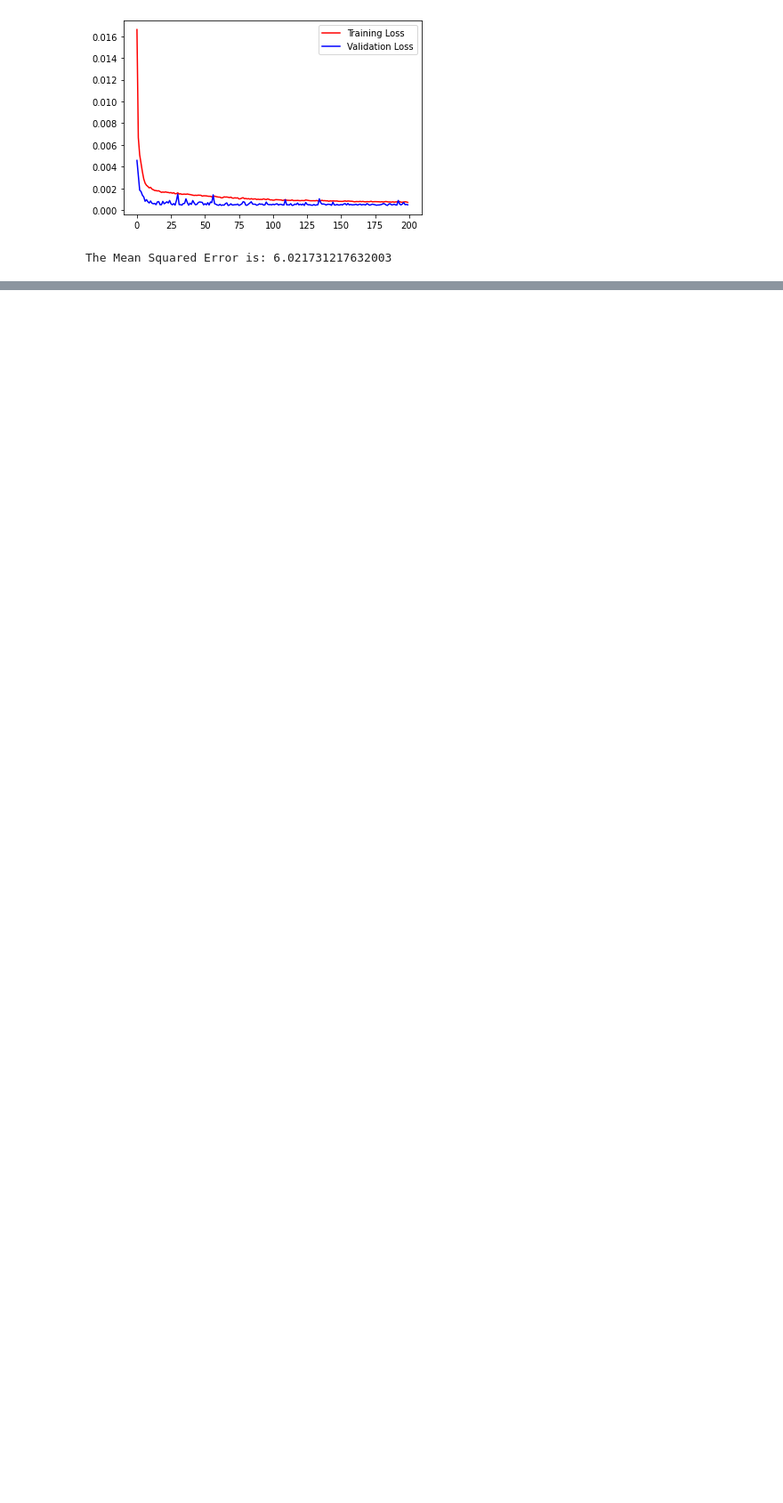
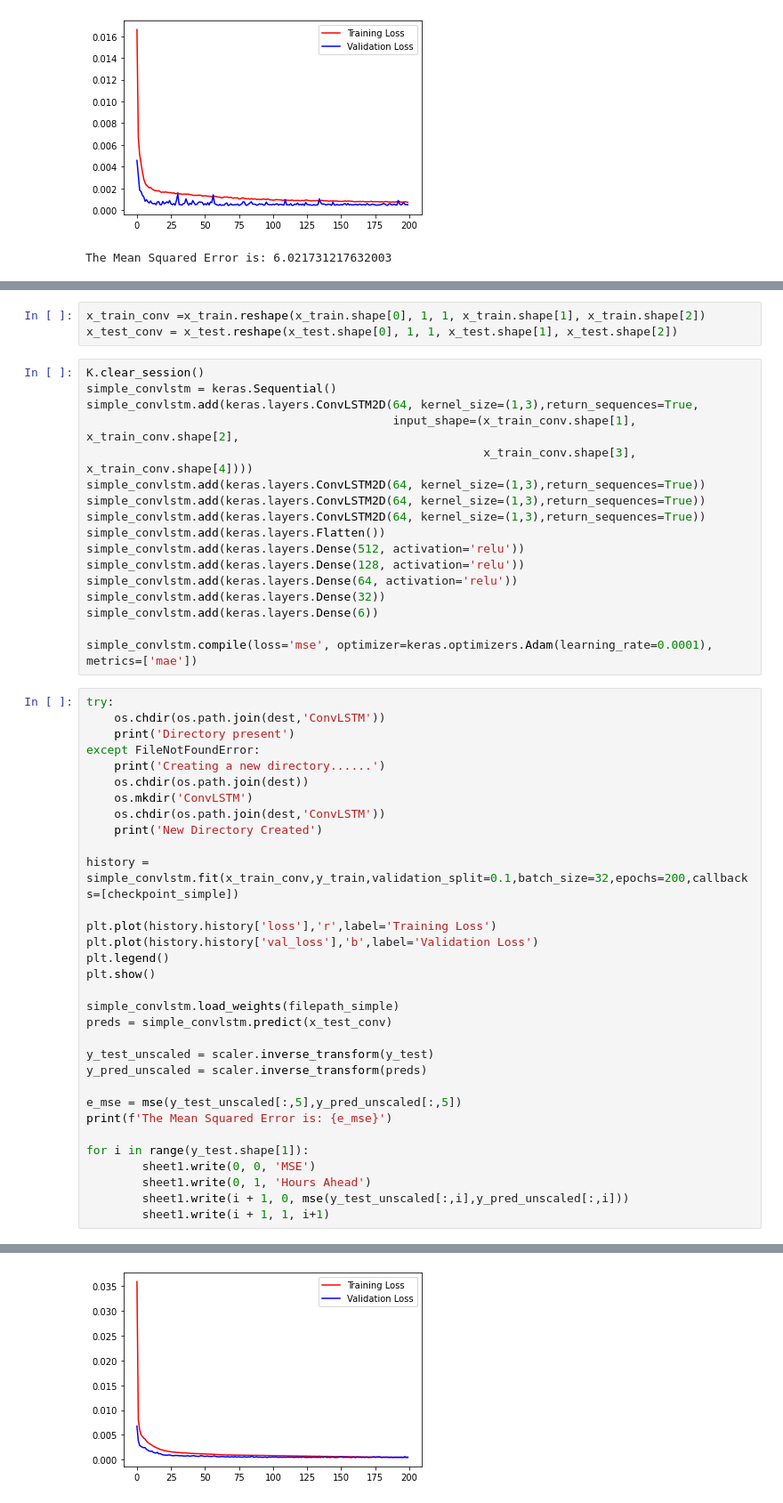
Before and after one commit to msaad1311/Pavement-Temperature-Prediction, a Jupyter notebook: Code/Pavement Temperature Prediction.ipynb, the cells around one changed output, grey strips where cells are left out. Shown: that part at 89% size. Saved outputs shown, nothing was run; the diff lists cells and outputs as text; blank space fills up the shorter version.

Commit message:
completed the cnn-lstm run

```diff
--- a/Code/Pavement Temperature Prediction.ipynb
+++ b/Code/Pavement Temperature Prediction.ipynb
@@ -267,0 +402,53 @@ The Mean Squared Error is: 6.021731217632003
+# %%
+x_train_conv =x_train.reshape(x_train.shape[0], 1, 1, x_train.shape[1], x_train.shape[2])
+x_test_conv = x_test.reshape(x_test.shape[0], 1, 1, x_test.shape[1], x_test.shape[2])
+# %%
+K.clear_session()
+simple_convlstm = keras.Sequential()
+simple_convlstm.add(keras.layers.ConvLSTM2D(64, kernel_size=(1,3),return_sequences=True,
+                                            input_shape=(x_train_conv.shape[1], x_train_conv.shape[2],
+                                                         x_train_conv.shape[3], x_train_conv.shape[4])))
+simple_convlstm.add(keras.layers.ConvLSTM2D(64, kernel_size=(1,3),return_sequences=True))
+simple_convlstm.add(keras.layers.ConvLSTM2D(64, kernel_size=(1,3),return_sequences=True))
+simple_convlstm.add(keras.layers.ConvLSTM2D(64, kernel_size=(1,3),return_sequences=True))
+simple_convlstm.add(keras.layers.Flatten())
+simple_convlstm.add(keras.layers.Dense(512, activation='relu'))
+simple_convlstm.add(keras.layers.Dense(128, activation='relu'))
+simple_convlstm.add(keras.layers.Dense(64, activation='relu'))
+simple_convlstm.add(keras.layers.Dense(32))
+simple_convlstm.add(keras.layers.Dense(6))
+
+simple_convlstm.compile(loss='mse', optimizer=keras.optimizers.Adam(learning_rate=0.0001), metrics=['mae'])
+# %%
+try:
+    os.chdir(os.path.join(dest,'ConvLSTM'))
+    print('Directory present')
+except FileNotFoundError:
+    print('Creating a new directory......')
+    os.chdir(os.path.join(dest))
+    os.mkdir('ConvLSTM')
+    os.chdir(os.path.join(dest,'ConvLSTM'))
+    print('New Directory Created')
+
+history = simple_convlstm.fit(x_train_conv,y_train,validation_split=0.1,batch_size=32,epochs=200,callbacks=[checkpoint_simple])
+
+plt.plot(history.history['loss'],'r',label='Training Loss')
+plt.plot(history.history['val_loss'],'b',label='Validation Loss')
+plt.legend()
+plt.show()
+
+simple_convlstm.load_weights(filepath_simple)
+preds = simple_convlstm.predict(x_test_conv)
+
+y_test_unscaled = scaler.inverse_transform(y_test)
+y_pred_unscaled = scaler.inverse_transform(preds)
+
+e_mse = mse(y_test_unscaled[:,5],y_pred_unscaled[:,5])
+print(f'The Mean Squared Error is: {e_mse}')
+
+for i in range(y_test.shape[1]):
+        sheet1.write(0, 0, 'MSE')
+        sheet1.write(0, 1, 'Hours Ahead')
+        sheet1.write(i + 1, 0, mse(y_test_unscaled[:,i],y_pred_unscaled[:,i]))
+        sheet1.write(i + 1, 1, i+1)
+# %% [output]
@@ -267,0 +472 @@ The Mean Squared Error is: 6.021731217632003
+[figure, added]
```
Also changed, not shown: parts of 11 cells of this notebook, 4 other files.
